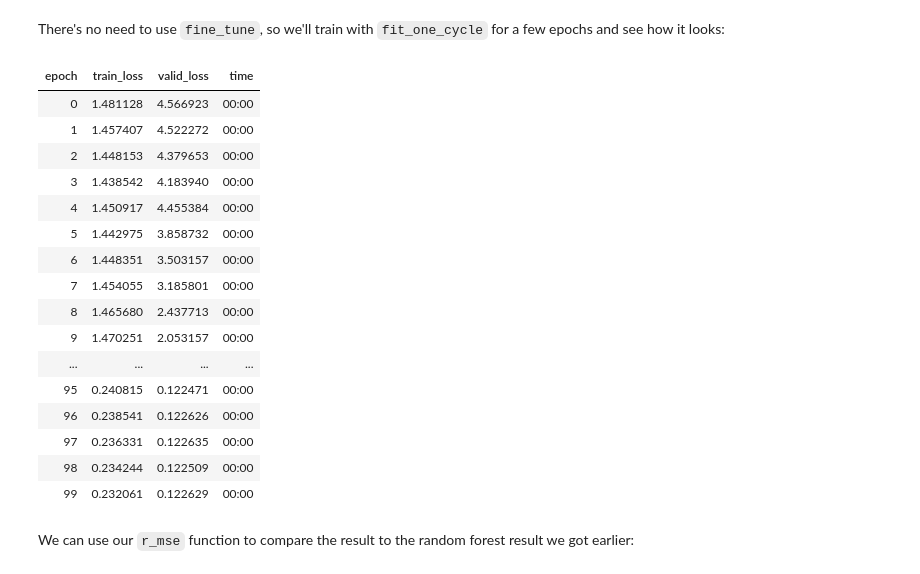
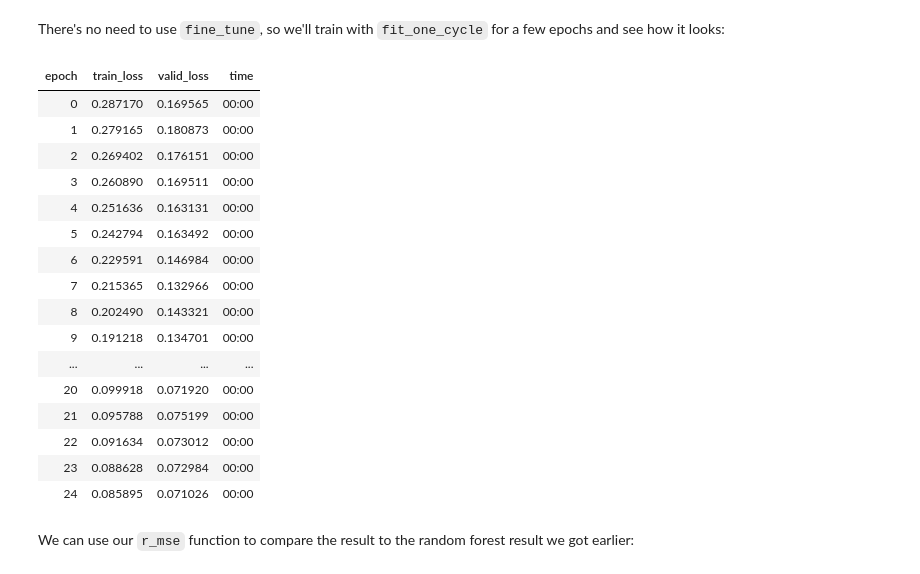
Before and after one commit to afortuny/DeepLearningFastAI, a Jupyter notebook: 10_tabular.ipynb, the cells around one changed output. Saved outputs shown, nothing was run; the diff lists cells and outputs as text; code cells hidden in the pictures.

```diff
--- a/10_tabular.ipynb
+++ b/10_tabular.ipynb
@@ -879,8 +852,14 @@ Removing these variables has slightly improved the model's accuracy; but more im
 We can use the same approach to build a neural network model. Let's first replicate the steps we took to set up the `TabularPandas` object:
 # %%
 df_nn = pd.read_csv(path/'train.csv', low_memory=False)
-df_nn['LotShape'] = df['LotShape'].astype('category')
+df_nn['LotShape'] = df_nn['LotShape'].astype('category')
 df_nn['LotShape'].cat.set_categories(shapes, ordered=True, inplace=True)
+df_nn['LandContour'] = df_nn['LandContour'].astype('category')
+df_nn['LandContour'].cat.set_categories(contour, ordered=True, inplace=True)
+df_nn['KitchenQual'] = df_nn['KitchenQual'].astype('category')
+df_nn['KitchenQual'].cat.set_categories(kitqua, ordered=True, inplace=True)
+df_nn['Functional'] = df_nn['Functional'].astype('category')
+df_nn['Functional'].cat.set_categories(fun, ordered=True, inplace=True)
 df_nn[dep_var] = np.log(df_nn[dep_var])
 # %% [markdown]
 We can leverage the work we did to trim unwanted columns in the random forest by using the same set of columns for our neural network:
@@ -891,2 +870,2 @@ Categorical columns are handled very differently in neural networks, compared to
 # %%
-cont_nn,cat_nn = cont_cat_split(df_nn_final, max_card=9000, dep_var=dep_var)
+cont_nn,cat_nn = cont_cat_split(df_nn_final, max_card=10, dep_var=dep_var)
@@ -939,7 +907,7 @@ to_nn = TabularPandas(df_nn_final, procs_nn, cat_nn, cont_nn,
 # %% [markdown]
 Tabular models and data don't generally require much GPU RAM, so we can use larger batch sizes:
 # %%
-dls = to_nn.dataloaders(1024)
+dls = to_nn.dataloaders(128)
 # %% [markdown]
 As we've discussed, it's a good idea to set `y_range` for regression models, so let's find the min and max of our dependent variable:
 # %%
@@ -952,7 +920,7 @@ We can now create the `Learner` to create this tabular model. As usual, we use t
 
 By default, for tabular data fastai creates a neural network with two hidden layers, with 200 and 100 activations, respectively. This works quite well for small datasets, but here we've got quite a large dataset, so we increase the layer sizes to 500 and 250:
 # %%
-learn = tabular_learner(dls, y_range=(8,12), layers=[500,250],
+learn = tabular_learner(dls, y_range=(9,14), layers=[500,250],
                         n_out=1, loss_func=F.mse_loss)
 # %%
 learn.lr_find()
@@ -963,25 +931,25 @@ SuggestedLRs(valley=0.001737800776027143)
 # %% [markdown]
 There's no need to use `fine_tune`, so we'll train with `fit_one_cycle` for a few epochs and see how it looks:
 # %%
-learn.fit_one_cycle(1, 0.1)
+learn.fit_one_cycle(25, 0.0002)
 # %% [output]
 | epoch | train_loss | valid_loss | time |
-| 0 | 1.481128 | 4.566923 | 00:00 |
-| 1 | 1.457407 | 4.522272 | 00:00 |
-| 2 | 1.448153 | 4.379653 | 00:00 |
-| 3 | 1.438542 | 4.183940 | 00:00 |
-| 4 | 1.450917 | 4.455384 | 00:00 |
-| 5 | 1.442975 | 3.858732 | 00:00 |
-| 6 | 1.448351 | 3.503157 | 00:00 |
-| 7 | 1.454055 | 3.185801 | 00:00 |
-| 8 | 1.465680 | 2.437713 | 00:00 |
-| 9 | 1.470251 | 2.053157 | 00:00 |
+| 0 | 0.287170 | 0.169565 | 00:00 |
+| 1 | 0.279165 | 0.180873 | 00:00 |
+| 2 | 0.269402 | 0.176151 | 00:00 |
+| 3 | 0.260890 | 0.169511 | 00:00 |
+| 4 | 0.251636 | 0.163131 | 00:00 |
+| 5 | 0.242794 | 0.163492 | 00:00 |
+| 6 | 0.229591 | 0.146984 | 00:00 |
+| 7 | 0.215365 | 0.132966 | 00:00 |
+| 8 | 0.202490 | 0.143321 | 00:00 |
+| 9 | 0.191218 | 0.134701 | 00:00 |
 | ... | ... | ... | ... |
-| 95 | 0.240815 | 0.122471 | 00:00 |
-| 96 | 0.238541 | 0.122626 | 00:00 |
-| 97 | 0.236331 | 0.122635 | 00:00 |
-| 98 | 0.234244 | 0.122509 | 00:00 |
-| 99 | 0.232061 | 0.122629 | 00:00 |
+| 20 | 0.099918 | 0.071920 | 00:00 |
+| 21 | 0.095788 | 0.075199 | 00:00 |
+| 22 | 0.091634 | 0.073012 | 00:00 |
+| 23 | 0.088628 | 0.072984 | 00:00 |
+| 24 | 0.085895 | 0.071026 | 00:00 |
 # %% [markdown]
 We can use our `r_mse` function to compare the result to the random forest result we got earlier:
 # %%
```
Also changed, not shown: parts of 53 cells of this notebook.
